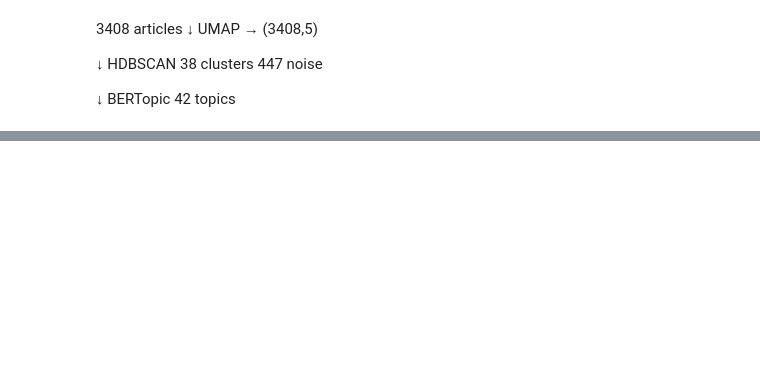
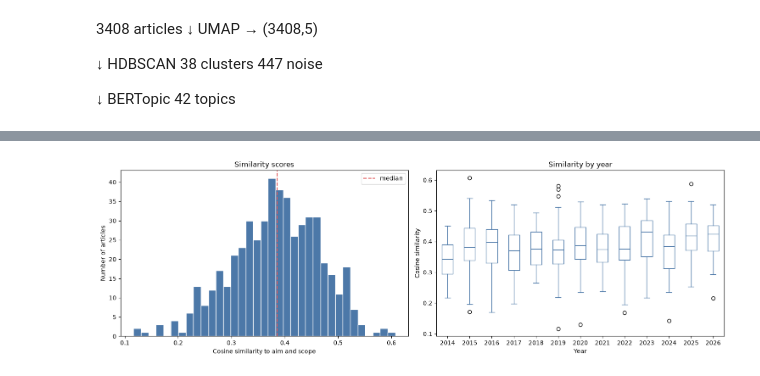
Before and after one commit to kaiyrin/scijonlp26, a Jupyter notebook: visualization_analysis.ipynb, the cells around one changed output, grey strips where cells are left out. Drawn from its saved outputs; the diff is of its cells as text; code cells hidden in the pictures; blank space fills up the shorter version.

Commit message:
visualizations, not cleaned

```diff
--- a/visualization_analysis.ipynb
+++ b/visualization_analysis.ipynb
@@ -85,0 +20,8 @@ topic_model.visualize_heatmap()
+# %%
+DATA_DIR = Path("data")
+WORKING_DATA = DATA_DIR / "sampled_lancet_psychiatry_1000_preprcessing_skitlearn.csv"
+AIM_TXT = DATA_DIR / "aim_scope.txt"
+ARTICLE_EMBEDDINGS = DATA_DIR / "article_embeddings.npy"
+AIM_EMBEDDING = DATA_DIR / "aim_embedding.npy"
+SIMILARITY_CSV = DATA_DIR / "article_similarity_scores.csv"
+EMBEDDING_2D_CSV = DATA_DIR / "viz_embeddings_2d.csv"
@@ -85,0 +68,24 @@ topic_model.visualize_heatmap()
+# %%
+# Recalculate similarity from the saved embeddings so the notebook is self-contained.
+aim_vector = aim_embedding.reshape(1, -1)
+articles["similarity_to_aim"] = cosine_similarity(article_embeddings, aim_vector).ravel()
+
+fig, axes = plt.subplots(1, 2, figsize=(15, 5))
+
+axes[0].hist(articles["similarity_to_aim"], bins=35, color="#4C78A8", edgecolor="white")
+axes[0].axvline(articles["similarity_to_aim"].median(), color="#E15759", linestyle="--", label="median")
+axes[0].set_title("Similarity scores")
+axes[0].set_xlabel("Cosine similarity to aim and scope")
+axes[0].set_ylabel("Number of articles")
+axes[0].legend()
+
+articles.boxplot(column="similarity_to_aim", by="year", ax=axes[1], grid=False, color="#4C78A8")
+axes[1].set_title("Similarity by year")
+axes[1].set_xlabel("Year")
+axes[1].set_ylabel("Cosine similarity")
+plt.suptitle("")
+
+plt.tight_layout()
+plt.show()
+# %% [output]
+[figure, added]
```
Also changed, not shown: parts of 41 cells of this notebook, 4 other files.
